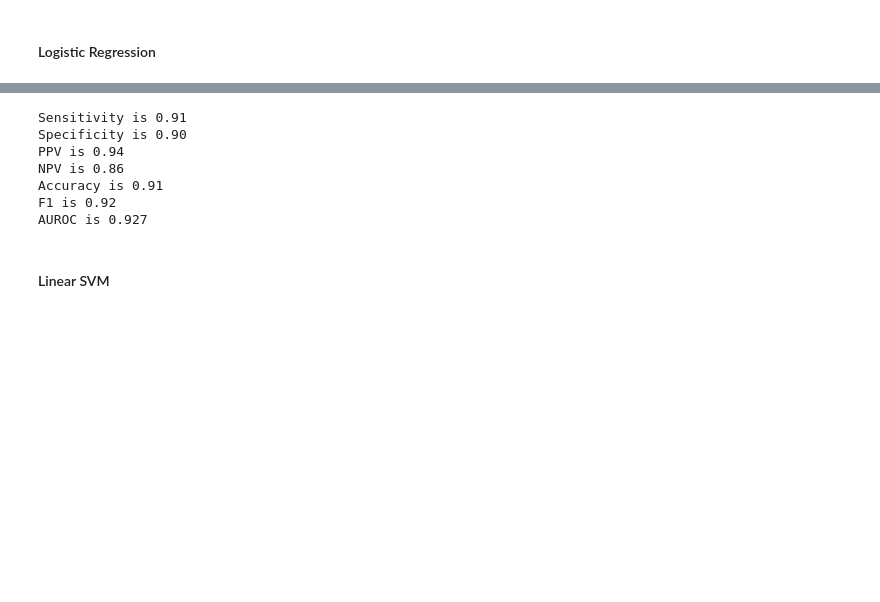
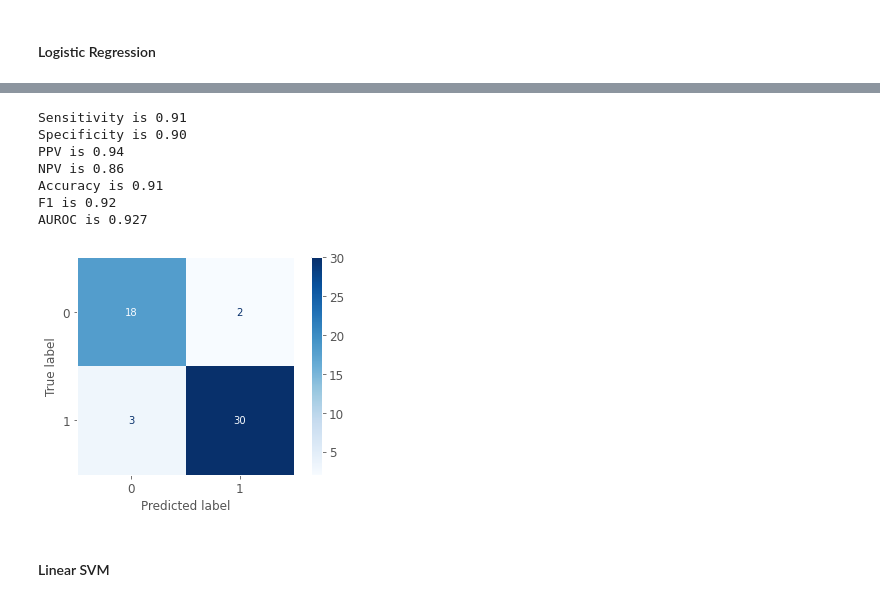
Before and after one commit to mlh-master/hw2_mlh-ofrirotem, a Jupyter notebook: HW2.ipynb, the cells around one changed output, grey strips where cells are left out. Drawn from its saved outputs; the diff is of its cells as text; code cells hidden in the pictures; blank space fills up the shorter version.

```diff
--- a/HW2.ipynb
+++ b/HW2.ipynb
@@ -936,19 +1060,23 @@ GridSearchCV(cv=StratifiedKFold(n_splits=5, random_state=42, shuffle=True),
 # %%
 best_log_reg = log_lin.best_estimator_
 y_pred = best_log_reg.predict(X2_test)
 y_pred_proba = best_log_reg.predict_proba(X2_test)
 
+plot_confusion_matrix(best_log_reg, X2_test, Y2_test, cmap=plt.cm.Blues)
+plt.grid(False)
+
 print('Sensitivity is {:.2f} \nSpecificity is {:.2f} \nPPV is {:.2f} \nNPV is {:.2f} \nAccuracy is {:.2f} \nF1 is {:.2f} '.format(*evaluation_metrics(Y2_test, y_pred)))
 
 print('AUROC is {:.3f}'.format(roc_auc_score(Y2_test, y_pred_proba[:,1])))
 # %% [output]
 Sensitivity is 0.91
 Specificity is 0.90
 PPV is 0.94
 NPV is 0.86
 Accuracy is 0.91
 F1 is 0.92
 AUROC is 0.927
+[figure, added]
 # %% [markdown]
 #### Linear SVM
 # %%
```
Also changed, not shown: parts of 15 cells of this notebook.
